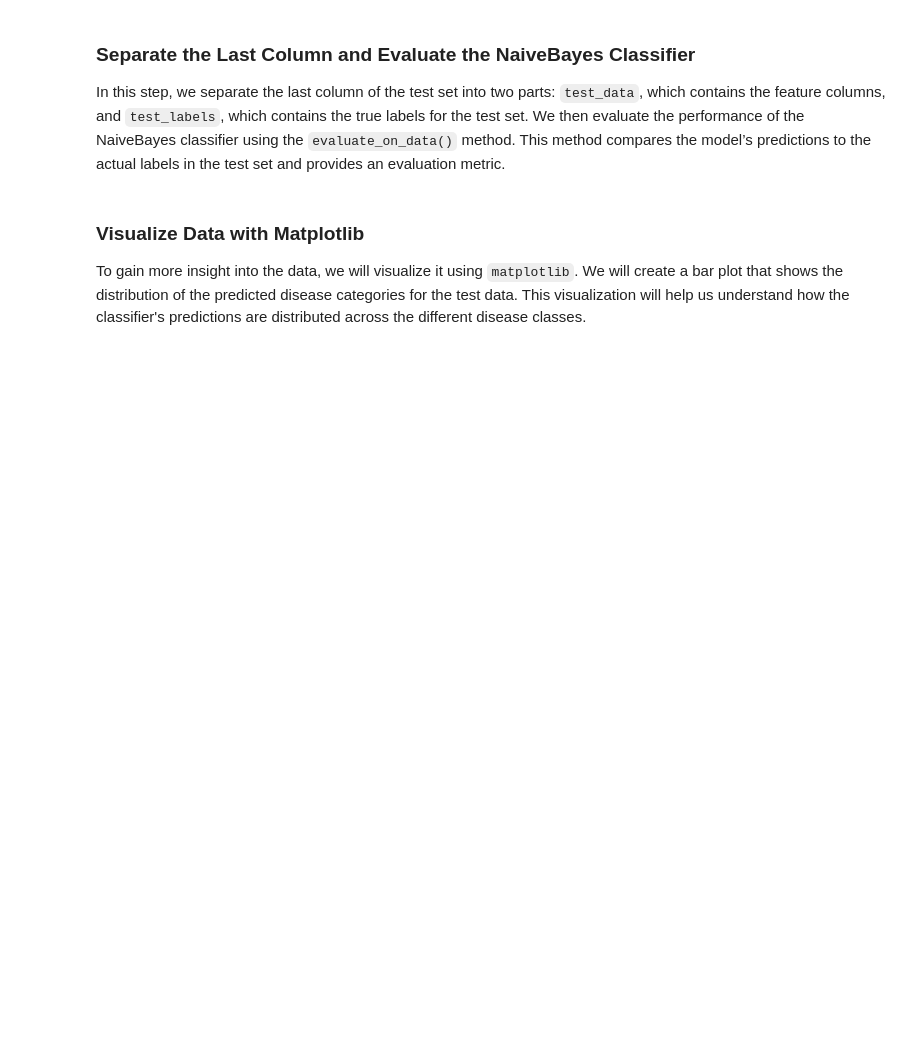
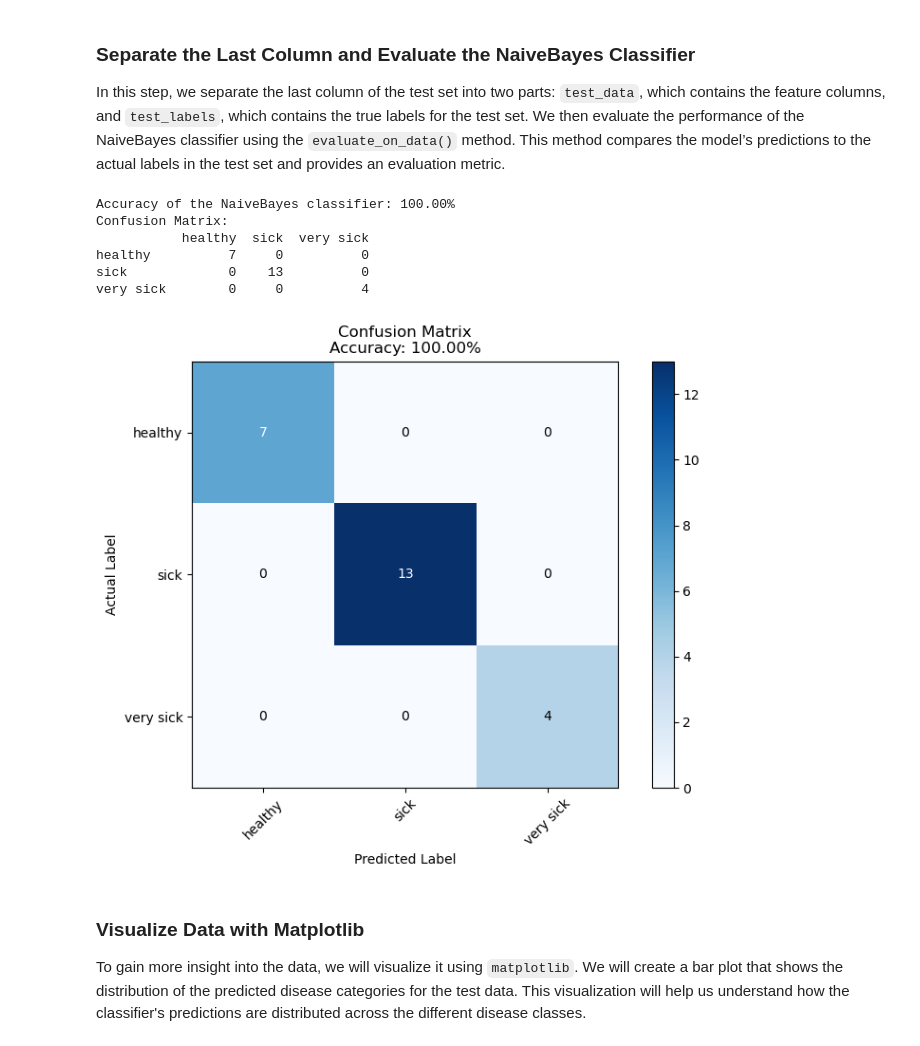
Before and after one commit to mmarsal/machine-learning, a Jupyter notebook: main.ipynb, the cells around one changed output. Cells and saved outputs as stored; diff of their text form; code cells hidden in the pictures; blank space fills up the shorter version.

```diff
--- a/main.ipynb
+++ b/main.ipynb
@@ -223,31 +307,54 @@ In this step, we separate the last column of the test set into two parts: `test_
 # %%
 # Separate the features and labels in the test set
 test_data = test_df.iloc[:, :-1]  # All columns except the last
 test_labels = test_df.iloc[:, -1]  # The last column (target)
 
 # Evaluate the NaiveBayes classifier and store the accuracy
 accuracy, confusion_matrix = naive_bayes.evaluate_on_data(test_data, test_labels)
 
+# Get the labels used in the confusion matrix, sorted for consistent order
+labels = sorted(test_labels.unique())
+
+# Convert the confusion matrix to a Pandas DataFrame
+confusion_df = pd.DataFrame(confusion_matrix, index=labels, columns=labels)
+
 # Print the accuracy
 print(f"Accuracy of the NaiveBayes classifier: {accuracy * 100:.2f}%")
 
-from sklearn.metrics import ConfusionMatrixDisplay
-
 # Print the confusion matrix
 print("Confusion Matrix:")
-print(confusion_matrix)
+print(confusion_df)
 
-# Convert the confusion matrix to a numpy array
-confusion_matrix = np.array(confusion_matrix)
+plt.figure(figsize=(8, 6))
+plt.imshow(confusion_df, interpolation='nearest', cmap=plt.cm.Blues)
+plt.title(f"Confusion Matrix\nAccuracy: {accuracy * 100:.2f}%")
+plt.colorbar()
 
-# Plotting the confusion matrix
-fig, ax = plt.subplots()
-disp = ConfusionMatrixDisplay(confusion_matrix=confusion_matrix)
-disp.plot(ax=ax, cmap="Blues")
+# Setting tick marks and labels
+tick_marks = range(len(labels))
+plt.xticks(tick_marks, labels, rotation=45)
+plt.yticks(tick_marks, labels)
+plt.xlabel('Predicted Label')
+plt.ylabel('Actual Label')
 
-# Adding the title and accuracy annotation
-ax.set_title(f"Confusion Matrix\nAccuracy: {accuracy * 100:.2f}%")
+# Adding text annotations
+for i in range(len(labels)):
+    for j in range(len(labels)):
+        count = confusion_df.iloc[i, j]
+        plt.text(j, i, str(count),
+                 ha='center', va='center',
+                 color='white' if confusion_df.iloc[i, j] > confusion_df.values.max()/2 else 'black')
+
+plt.tight_layout()
 plt.show()
+# %% [output]
+Accuracy of the NaiveBayes classifier: 100.00%
+Confusion Matrix:
+           healthy  sick  very sick
+healthy          7     0          0
+sick             0    13          0
+very sick        0     0          4
+[figure, added]
 # %% [markdown]
 ### Visualize Data with Matplotlib
 
```
Also changed, not shown: parts of 14 cells of this notebook.
